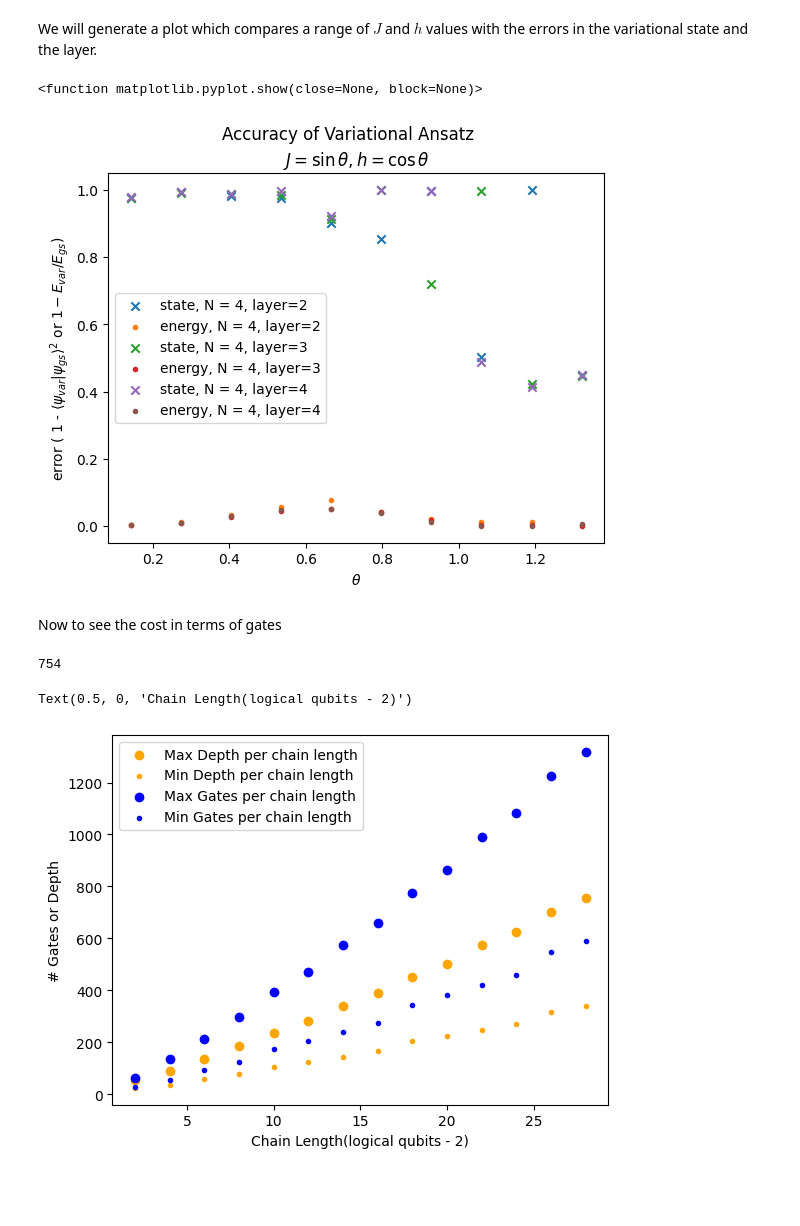
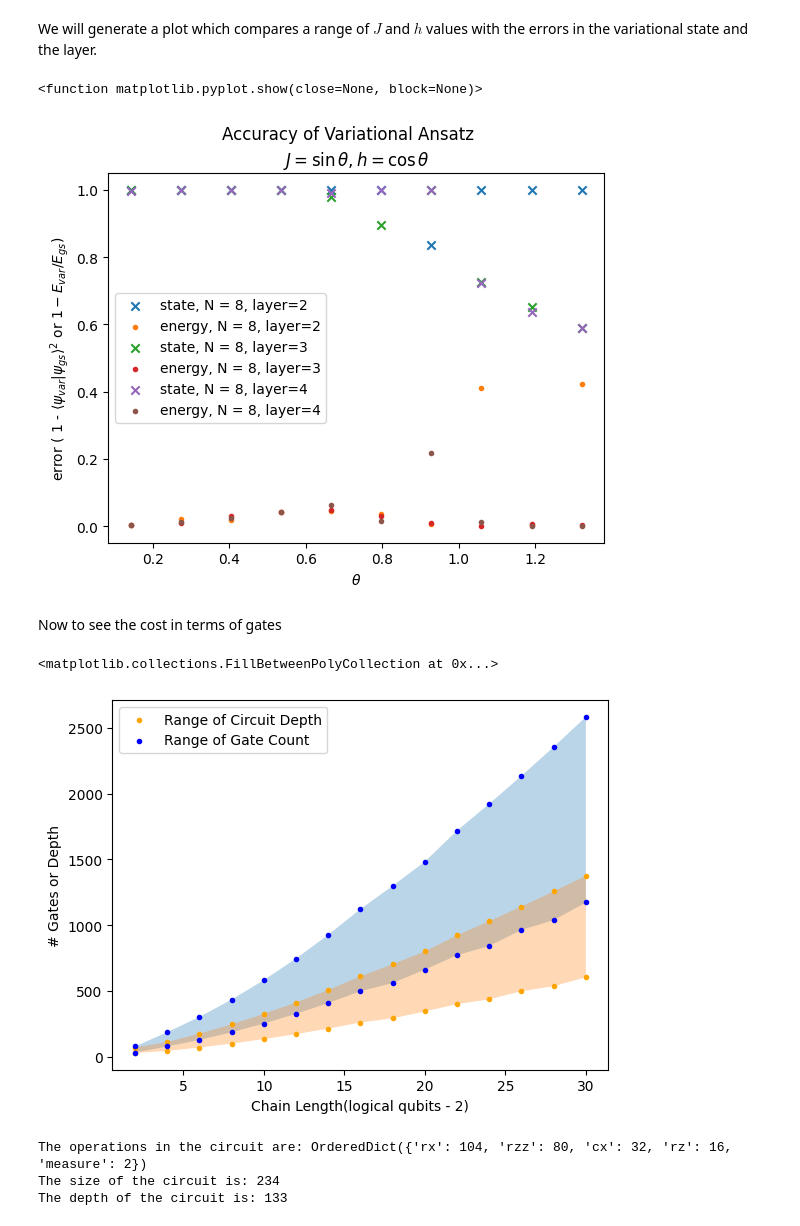
Before and after one commit to IanROsborne/Quantum_Metrology_Fisher_LG, a Jupyter notebook: TFI_defs.ipynb, the cells around one changed output. Cells and saved outputs as stored; diff of their text form; code cells hidden in the pictures; blank space fills up the shorter version.

```diff
--- a/TFI_defs.ipynb
+++ b/TFI_defs.ipynb
@@ -426,7 +452,7 @@ def variational_error(chain_len=4, J=0.1, h=1, layers=2, model = "HVA"):
 # %% [markdown]
 We will generate a plot which compares a range of $J$ and $h$ values with the errors in the variational state and the layer.
 # %%
-chain_len, layers, num_steps= 8, 4, 10
+chain_len, layers, num_steps= 8, 2, 10
 
 #We will generate a sweep of J and h where J = sin(theta) and h = cos(theta)
 theta_range = [i * np.pi  for i in np.arange(0.5/(num_steps+1), 0.5 - 0.5/(num_steps+1), 0.5/ (num_steps+2))]
@@ -448,7 +474,7 @@ with open(csv_path, 'w', newline='') as f:
     writer.writerows(rows)
 # %%
 
-plt_dta = [[4, 2, 10],[4,3,10],[4,4,10]]
+plt_dta = [[8, 2, 10],[8,3,10],[8,4,10]]
 
 fig, ax = plt.subplots(1)
 
@@ -476,58 +502,71 @@ plt.legend()
 plt.show
 # %% [output]
 <function matplotlib.pyplot.show(close=None, block=None)>
-[figure, old version]
+[figure, new version]
 # %% [markdown]
 Now to see the cost in terms of gates
+# %%
+def ops_depth_count(chain_len, num_steps, layers, measure):
+    '''Counts the number of gates and depth of the circuit for a given chain length, time step, number of layers, and measurement choice'''
+
+    J = 1       #arbitrary Hamiltonain values
+    h = 1
+
+    qc = circuit_initialize(chain_len, 2, 2)    # initialize circuit
+
+    TFI_HVA_ansatz(qc, layers )                 #build the vairational ansatz
+    ising_correlation_circuit(qc,  J, h, delta * num_steps, delta, measure )
+                                                #build the circuit
+
+    return qc.count_ops(), qc.size(), qc.depth()
 # %%
 ops_list_min = []
 ops_list_max = []
 depth_list_min = []
 depth_list_max = []
 time_end = 3
 J = 1
 h= 1
+chain_len_max = 30
 
-for i in range(2, 30, 2 ):
-    chain_len, delta_max, delta_min,  measure_max, measure_min= i, 1.5/ np.sqrt(i),  3/np.sqrt(i),  'X_even', 'Z'
-    psi_max, psi_min, layers_min, layers_max =  'X_pol', 'Z_pol', 2, 5
-    qc_min = circuit_initialize(chain_len, 2, 2)
-    if psi_min == "X_pol":
-        for i in range(chain_len):  #initialize ground state in x basis (large magnetic field)
-            qc_min.h(i)
-    TFI_HVA_ansatz(qc_min, layers_min, J, h )
-    ising_correlation_circuit(qc_min,  J, h, time_end, delta_min, measure_min )
+x = range(2, chain_len_max + 1, 2)
 
-    ops_min = qc_min.count_ops()
-    depth_list_min.append(qc_min.depth())
-    ops_list_min.append(np.sum(list(ops_min.values())))
+for i in x:
+    chain_len, delta_max, delta_min,  measure_max, measure_min= i, .5/ (np.sqrt(i)),  1/np.sqrt(i),  'X_even', 'Z'
+    psi_max, psi_min, layers_min, layers_max =  'X_pol', 'Z_pol', 1, 4
 
-    qc_max = circuit_initialize(chain_len, 2, 2)
-    if psi_max == "X_pol":
-        for i in range(chain_len):  #initialize ground state in x basis (large magnetic field)
-            qc_max.h(i)
-    TFI_HVA_ansatz(qc_max, layers_max, J, h )
-    ising_correlation_circuit(qc_max,  J, h, time_end, delta_max, measure_max )
+    ops_max, size_max, depth_max = ops_depth_count(chain_len, int(time_end/delta_max)+1, layers_max, measure_max)
+    ops_min, size_min, depth_min = ops_depth_count(chain_len, int(time_end/delta_min)+1, layers_min, measure_min)
 
-    ops_max = qc_max.count_ops()
-    depth_list_max.append(qc_max.depth())
-    ops_list_max.append(np.sum(list(ops_max.values())))
+    depth_list_min.append(depth_min)
+    ops_list_min.append(size_min)
+    depth_list_max.append(depth_max)
+    ops_list_max.append(size_max)
 
 ops_list_max = np.array(ops_list_max)
 ops_list_min = np.array(ops_list_min)
 
-print(qc_max.depth())
 
 fig, ax = plt.subplots(1)
-ax.scatter(range(2, 30, 2), depth_list_max, marker="o", label="Max Depth per chain length" , zorder=3, color="orange")
-ax.scatter(range(2, 30, 2), depth_list_min, marker=".", label="Min Depth per chain length" , zorder=3, color="orange")
-ax.scatter(range(2, 30, 2), ops_list_max, marker="o", label="Max Gates per chain length" , zorder=3, color="blue")
-ax.scatter(range(2, 30, 2), ops_list_min, marker=".", label="Min Gates per chain length" , zorder=3, color="blue")
+ax.scatter(x, depth_list_max, marker=".",  zorder=3, color="orange")
+ax.scatter(x, depth_list_min, marker=".", label="Range of Circuit Depth" , zorder=3, color="orange")
+ax.scatter(x, ops_list_max, marker=".",  zorder=3, color="blue")
+ax.scatter(x, ops_list_min, marker=".", label="Range of Gate Count" , zorder=3, color="blue")
 
 ax.legend()
 ax.set(ylabel = "# Gates or Depth")
 ax.set_xlabel("Chain Length(logical qubits - 2)")
+ax.fill_between(x, ops_list_max, ops_list_min, alpha = 0.3)
+ax.fill_between(x, depth_list_max, depth_list_min, alpha = 0.3)
 # %% [output]
-754
+<matplotlib.collections.FillBetweenPolyCollection at 0x...>
-Text(0.5, 0, 'Chain Length(logical qubits - 2)')
-[figure, old version]
+[figure, new version]
+# %%
+ops, size, depth =ops_depth_count(chain_len =8, num_steps =10, layers =2, measure = 'Z')
+print("The operations in the circuit are: " + str(ops))
+print("The size of the circuit is: " + str(size))
+print("The depth of the circuit is: " + str(depth))
+# %% [output]
+The operations in the circuit are: OrderedDict({'rx': 104, 'rzz': 80, 'cx': 32, 'rz': 16, 'measure': 2})
+The size of the circuit is: 234
+The depth of the circuit is: 133
```
Also changed, not shown: parts of 7 cells of this notebook, 5 other files.
